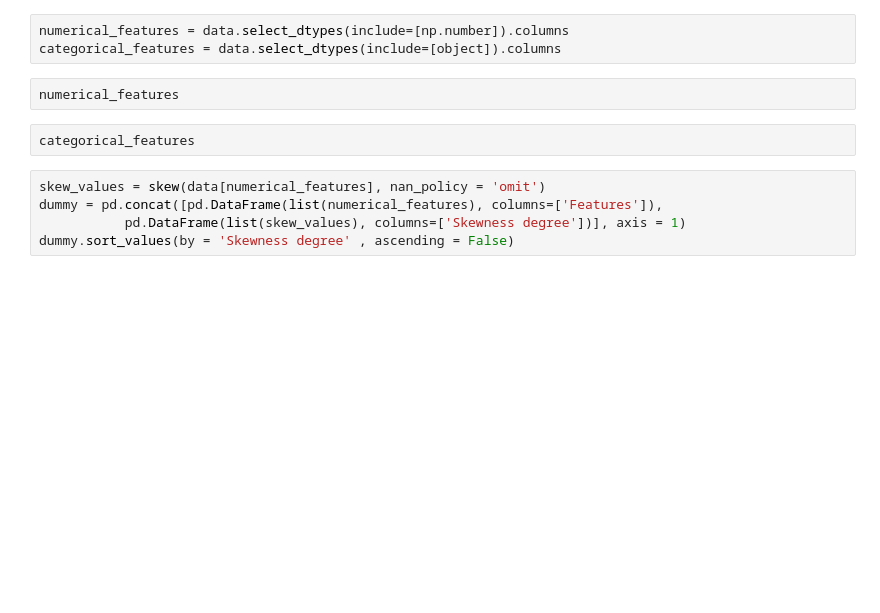
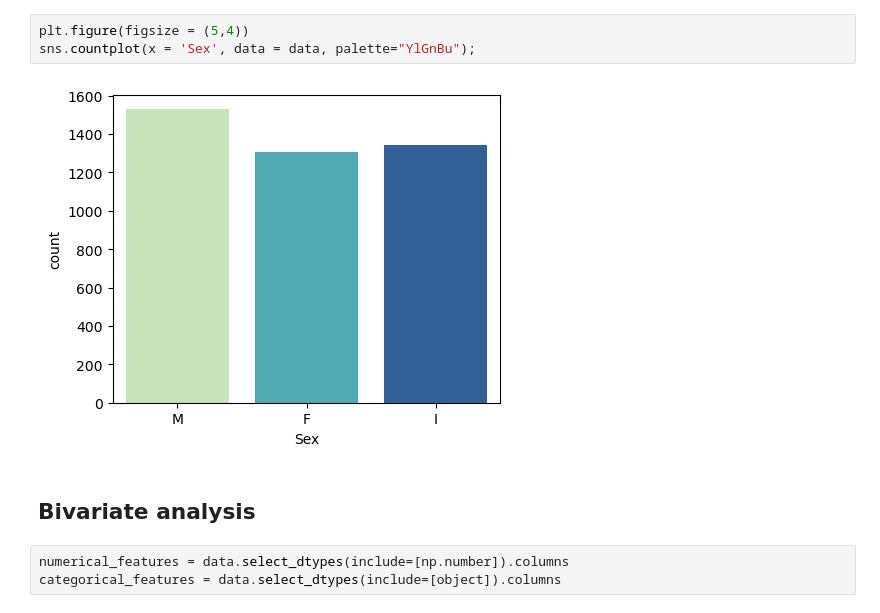
Before and after one commit to mat10599/xhec-mlops-project-student, a Jupyter notebook: notebooks/eda.ipynb, the cells around one changed output. Saved outputs shown, nothing was run; the diff lists cells and outputs as text; blank space fills up the shorter version.

```diff
--- a/notebooks/eda.ipynb
+++ b/notebooks/eda.ipynb
@@ -62,12 +105,10 @@ data.hist(figsize=(20,10), grid=False, layout=(2, 4), bins = 30);
+# %%
+plt.figure(figsize = (5,4))
+sns.countplot(x = 'Sex', data = data, palette="YlGnBu");
+# %% [output]
+[figure, added]
+# %% [markdown]
+## Bivariate analysis
 # %%
 numerical_features = data.select_dtypes(include=[np.number]).columns
 categorical_features = data.select_dtypes(include=[object]).columns
-# %%
-numerical_features
-# %%
-categorical_features
-# %%
-skew_values = skew(data[numerical_features], nan_policy = 'omit')
-dummy = pd.concat([pd.DataFrame(list(numerical_features), columns=['Features']),
-           pd.DataFrame(list(skew_values), columns=['Skewness degree'])], axis = 1)
-dummy.sort_values(by = 'Skewness degree' , ascending = False)
```
Also changed, not shown: parts of 59 cells of this notebook, 4 other files.
